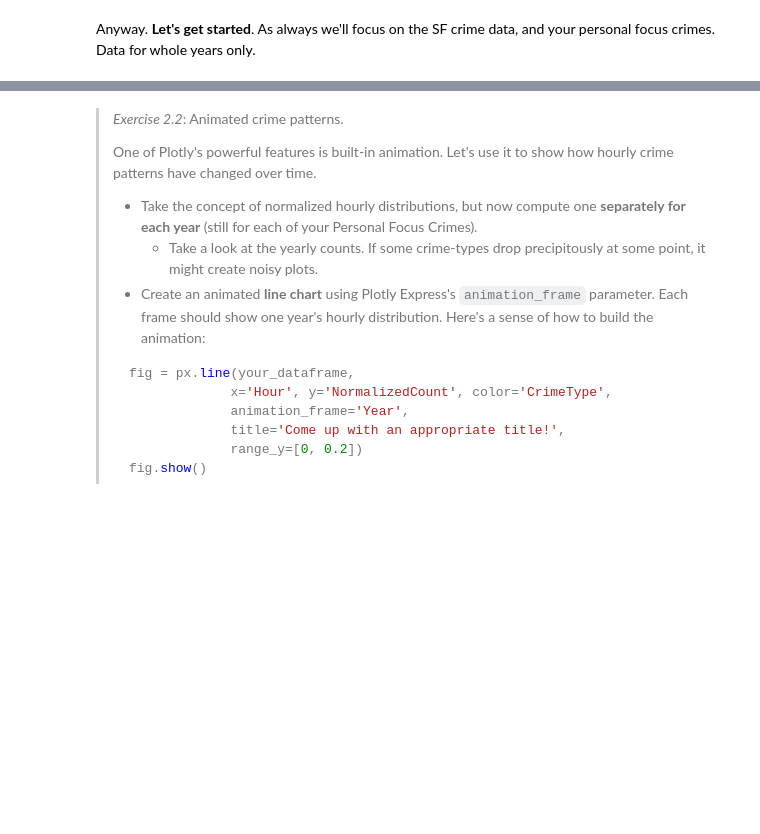
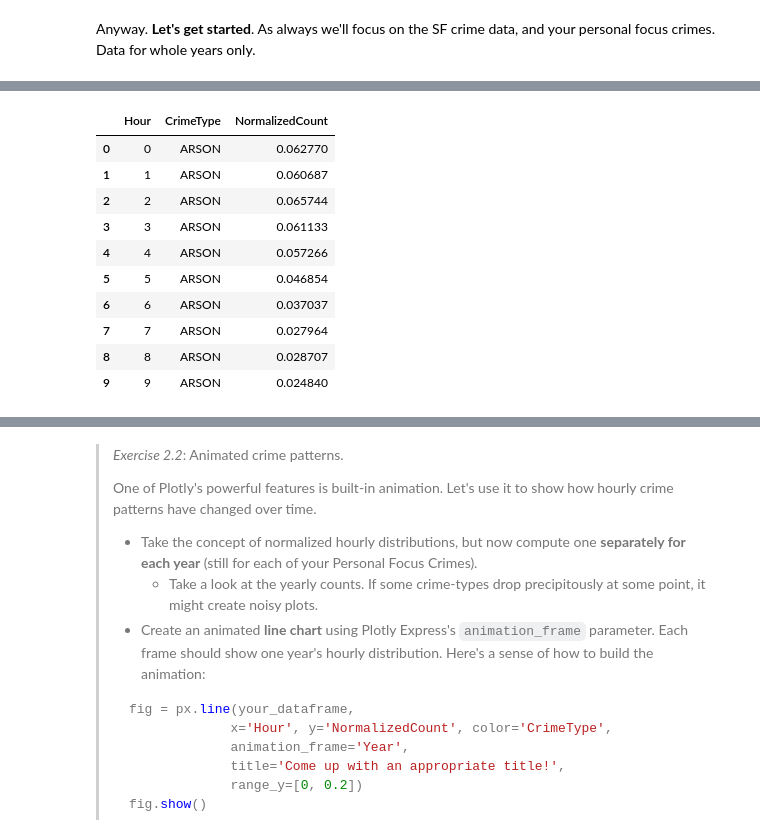
Before and after one commit to suneman/socialdata2026, a Jupyter notebook: lectures/Week6.ipynb, the cells around one changed output, grey strips where cells are left out. Drawn from its saved outputs; the diff is of its cells as text; code cells hidden in the pictures; blank space fills up the shorter version.

```diff
--- a/lectures/Week6.ipynb
+++ b/lectures/Week6.ipynb
@@ -99,0 +100,35 @@ Try to do this yourself before asking an LLM — you already know Plotly from We
+# %%
+crime_col = 'category'
+time_col = 'datetime'
+df['Hour'] = df[time_col].dt.hour
+
+hourly_counts = (
+    df.groupby([crime_col, 'Hour'])
+    .size()
+    .rename('Count')
+    .reset_index()
+)
+
+hourly_counts['NormalizedCount'] = (
+    hourly_counts['Count']
+    / hourly_counts.groupby(crime_col)['Count'].transform('sum')
+)
+
+# Step 5: final long-format dataframe ready for Plotly
+plot_ready = hourly_counts.rename(columns={crime_col: 'CrimeType'})[
+    ['Hour', 'CrimeType', 'NormalizedCount']
+]
+
+plot_ready.head(10)
+# %% [output]
+|  | Hour | CrimeType | NormalizedCount |
+| 0 | 0 | ARSON | 0.062770 |
+| 1 | 1 | ARSON | 0.060687 |
+| 2 | 2 | ARSON | 0.065744 |
+| 3 | 3 | ARSON | 0.061133 |
+| 4 | 4 | ARSON | 0.057266 |
+| 5 | 5 | ARSON | 0.046854 |
+| 6 | 6 | ARSON | 0.037037 |
+| 7 | 7 | ARSON | 0.027964 |
+| 8 | 8 | ARSON | 0.028707 |
+| 9 | 9 | ARSON | 0.024840 |
```
Also changed, not shown: parts of 9 cells of this notebook.
